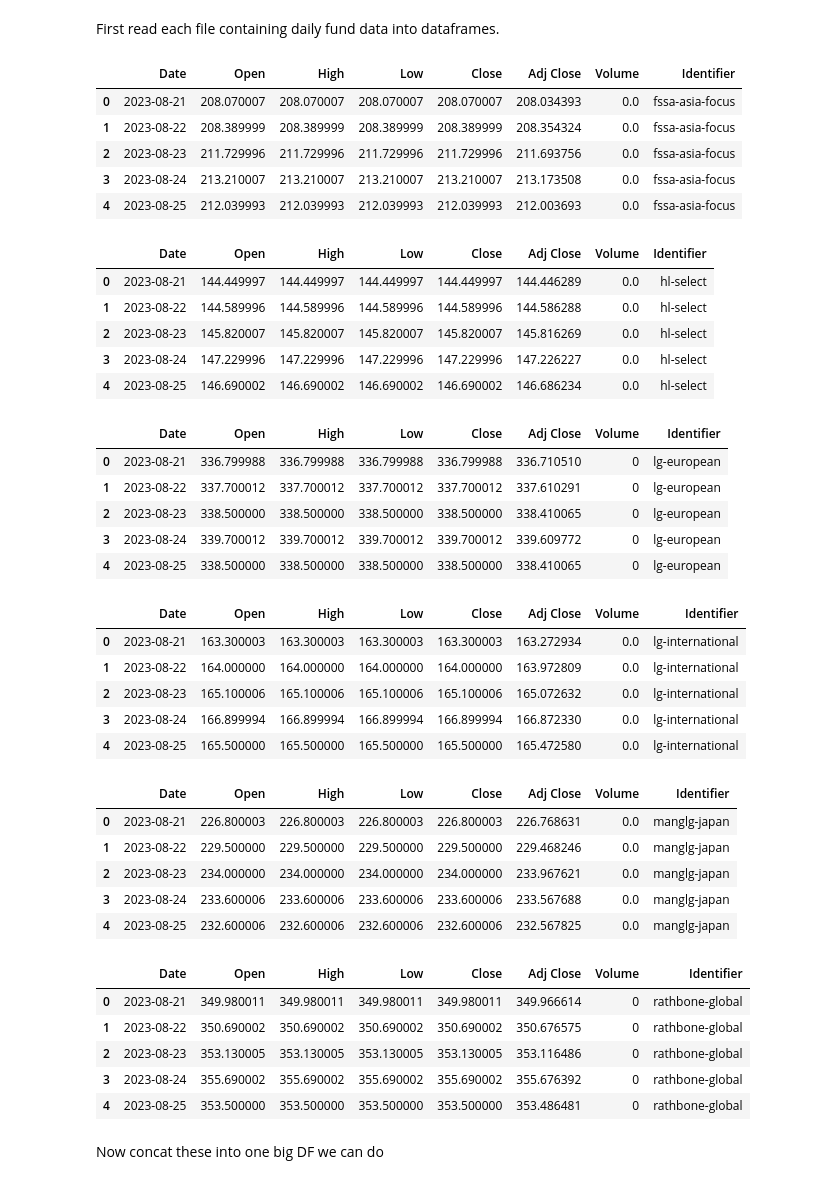
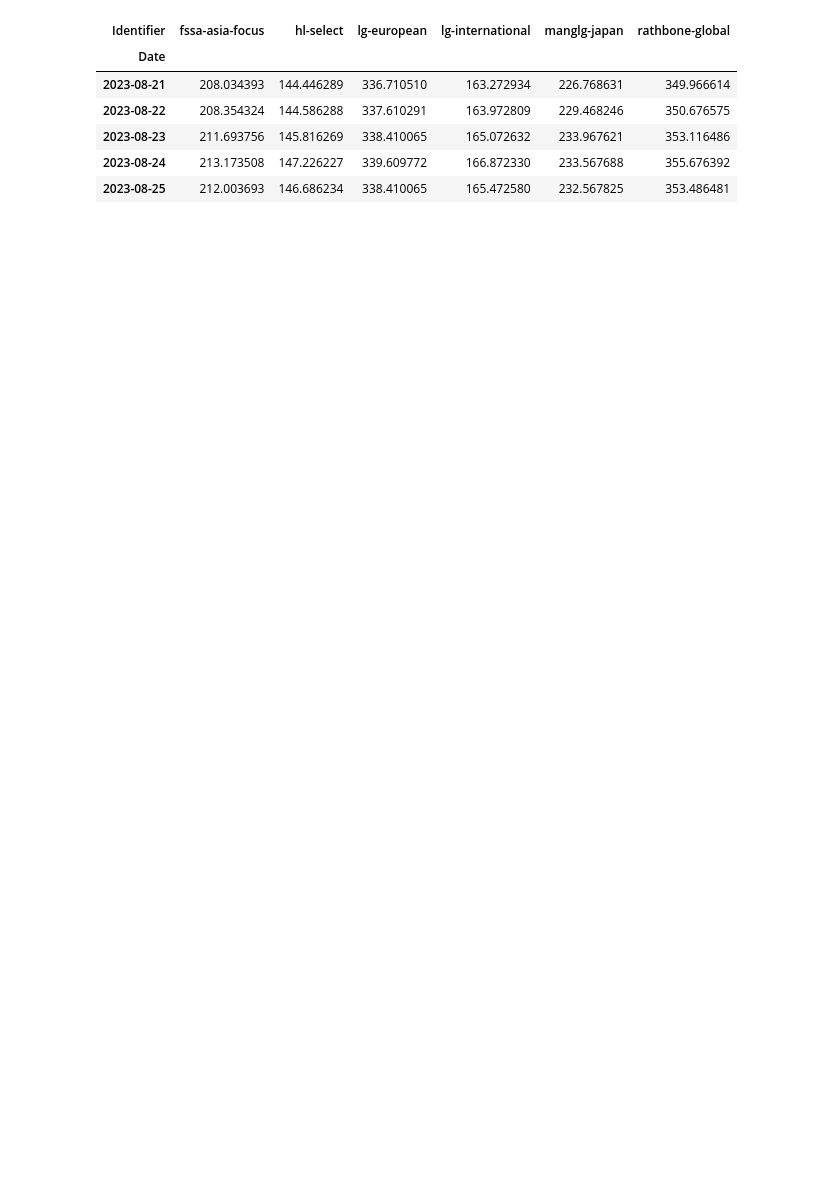
Before and after one commit to Stacky32/python-portfolio-analysis, a Jupyter notebook: PortfolioAnalysis.ipynb, the cells around one changed output. Cells and saved outputs as stored; diff of their text form; code cells hidden in the pictures; blank space fills up the shorter version.

```diff
--- a/PortfolioAnalysis.ipynb
+++ b/PortfolioAnalysis.ipynb
@@ -2,5 +2,3 @@
 import pandas as pd
 import numpy as np
 import matplotlib.pyplot as plt
-# %% [markdown]
-First read each file containing daily fund data into dataframes.
@@ -7,52 +17,20 @@ First read each file containing daily fund data into dataframes.
 # %%
-data_dir = 'data/2024-08-19/'
-funds = ['fssa-asia-focus', 'hl-select', 'lg-european', 'lg-international', 'manglg-japan', 'rathbone-global' ]
+# Read funds CSVs
 fund_dfs = {}
 
 for filename in funds:
     df = pd.read_csv(filepath_or_buffer=f'{data_dir}/{filename}.csv', parse_dates=True)
-    df["Identifier"] = filename
+    df['Identifier'] = filename
     fund_dfs[filename] = df
 
-
-for df in fund_dfs:
-    display(fund_dfs[df].head())
+# Align Adjusted Close time series by date in pivot table with funds as columns
+pivoted = pd.concat([fund_dfs[k] for k in fund_dfs.keys()]).pivot(index='Date', columns='Identifier', values='Adj Close').bfill()
+display(pivoted.head())
 # %% [output]
-|  | Date | Open | High | Low | Close | Adj Close | Volume | Identifier |
-| 0 | 2023-08-21 | 208.070007 | 208.070007 | 208.070007 | 208.070007 | 208.034393 | 0.0 | fssa-asia-focus |
-| 1 | 2023-08-22 | 208.389999 | 208.389999 | 208.389999 | 208.389999 | 208.354324 | 0.0 | fssa-asia-focus |
-| 2 | 2023-08-23 | 211.729996 | 211.729996 | 211.729996 | 211.729996 | 211.693756 | 0.0 | fssa-asia-focus |
-| 3 | 2023-08-24 | 213.210007 | 213.210007 | 213.210007 | 213.210007 | 213.173508 | 0.0 | fssa-asia-focus |
-| 4 | 2023-08-25 | 212.039993 | 212.039993 | 212.039993 | 212.039993 | 212.003693 | 0.0 | fssa-asia-focus |
+| Identifier | fssa-asia-focus | hl-select | lg-european | lg-international | manglg-japan | rathbone-global |
+| Date |  |  |  |  |  |  |
+| 2023-08-21 | 208.034393 | 144.446289 | 336.710510 | 163.272934 | 226.768631 | 349.966614 |
+| 2023-08-22 | 208.354324 | 144.586288 | 337.610291 | 163.972809 | 229.468246 | 350.676575 |
+| 2023-08-23 | 211.693756 | 145.816269 | 338.410065 | 165.072632 | 233.967621 | 353.116486 |
+| 2023-08-24 | 213.173508 | 147.226227 | 339.609772 | 166.872330 | 233.567688 | 355.676392 |
+| 2023-08-25 | 212.003693 | 146.686234 | 338.410065 | 165.472580 | 232.567825 | 353.486481 |
-|  | Date | Open | High | Low | Close | Adj Close | Volume | Identifier |
-| 0 | 2023-08-21 | 144.449997 | 144.449997 | 144.449997 | 144.449997 | 144.446289 | 0.0 | hl-select |
-| 1 | 2023-08-22 | 144.589996 | 144.589996 | 144.589996 | 144.589996 | 144.586288 | 0.0 | hl-select |
-| 2 | 2023-08-23 | 145.820007 | 145.820007 | 145.820007 | 145.820007 | 145.816269 | 0.0 | hl-select |
-| 3 | 2023-08-24 | 147.229996 | 147.229996 | 147.229996 | 147.229996 | 147.226227 | 0.0 | hl-select |
-| 4 | 2023-08-25 | 146.690002 | 146.690002 | 146.690002 | 146.690002 | 146.686234 | 0.0 | hl-select |
-|  | Date | Open | High | Low | Close | Adj Close | Volume | Identifier |
-| 0 | 2023-08-21 | 336.799988 | 336.799988 | 336.799988 | 336.799988 | 336.710510 | 0 | lg-european |
-| 1 | 2023-08-22 | 337.700012 | 337.700012 | 337.700012 | 337.700012 | 337.610291 | 0 | lg-european |
-| 2 | 2023-08-23 | 338.500000 | 338.500000 | 338.500000 | 338.500000 | 338.410065 | 0 | lg-european |
-| 3 | 2023-08-24 | 339.700012 | 339.700012 | 339.700012 | 339.700012 | 339.609772 | 0 | lg-european |
-| 4 | 2023-08-25 | 338.500000 | 338.500000 | 338.500000 | 338.500000 | 338.410065 | 0 | lg-european |
-|  | Date | Open | High | Low | Close | Adj Close | Volume | Identifier |
-| 0 | 2023-08-21 | 163.300003 | 163.300003 | 163.300003 | 163.300003 | 163.272934 | 0.0 | lg-international |
-| 1 | 2023-08-22 | 164.000000 | 164.000000 | 164.000000 | 164.000000 | 163.972809 | 0.0 | lg-international |
-| 2 | 2023-08-23 | 165.100006 | 165.100006 | 165.100006 | 165.100006 | 165.072632 | 0.0 | lg-international |
-| 3 | 2023-08-24 | 166.899994 | 166.899994 | 166.899994 | 166.899994 | 166.872330 | 0.0 | lg-international |
-| 4 | 2023-08-25 | 165.500000 | 165.500000 | 165.500000 | 165.500000 | 165.472580 | 0.0 | lg-international |
-|  | Date | Open | High | Low | Close | Adj Close | Volume | Identifier |
-| 0 | 2023-08-21 | 226.800003 | 226.800003 | 226.800003 | 226.800003 | 226.768631 | 0.0 | manglg-japan |
-| 1 | 2023-08-22 | 229.500000 | 229.500000 | 229.500000 | 229.500000 | 229.468246 | 0.0 | manglg-japan |
-| 2 | 2023-08-23 | 234.000000 | 234.000000 | 234.000000 | 234.000000 | 233.967621 | 0.0 | manglg-japan |
-| 3 | 2023-08-24 | 233.600006 | 233.600006 | 233.600006 | 233.600006 | 233.567688 | 0.0 | manglg-japan |
-| 4 | 2023-08-25 | 232.600006 | 232.600006 | 232.600006 | 232.600006 | 232.567825 | 0.0 | manglg-japan |
-|  | Date | Open | High | Low | Close | Adj Close | Volume | Identifier |
-| 0 | 2023-08-21 | 349.980011 | 349.980011 | 349.980011 | 349.980011 | 349.966614 | 0 | rathbone-global |
-| 1 | 2023-08-22 | 350.690002 | 350.690002 | 350.690002 | 350.690002 | 350.676575 | 0 | rathbone-global |
-| 2 | 2023-08-23 | 353.130005 | 353.130005 | 353.130005 | 353.130005 | 353.116486 | 0 | rathbone-global |
-| 3 | 2023-08-24 | 355.690002 | 355.690002 | 355.690002 | 355.690002 | 355.676392 | 0 | rathbone-global |
-| 4 | 2023-08-25 | 353.500000 | 353.500000 | 353.500000 | 353.500000 | 353.486481 | 0 | rathbone-global |
-# %% [markdown]
-Now concat these into one big DF we can do
```
Also changed, not shown: parts of 10 cells of this notebook, 1 other file.
